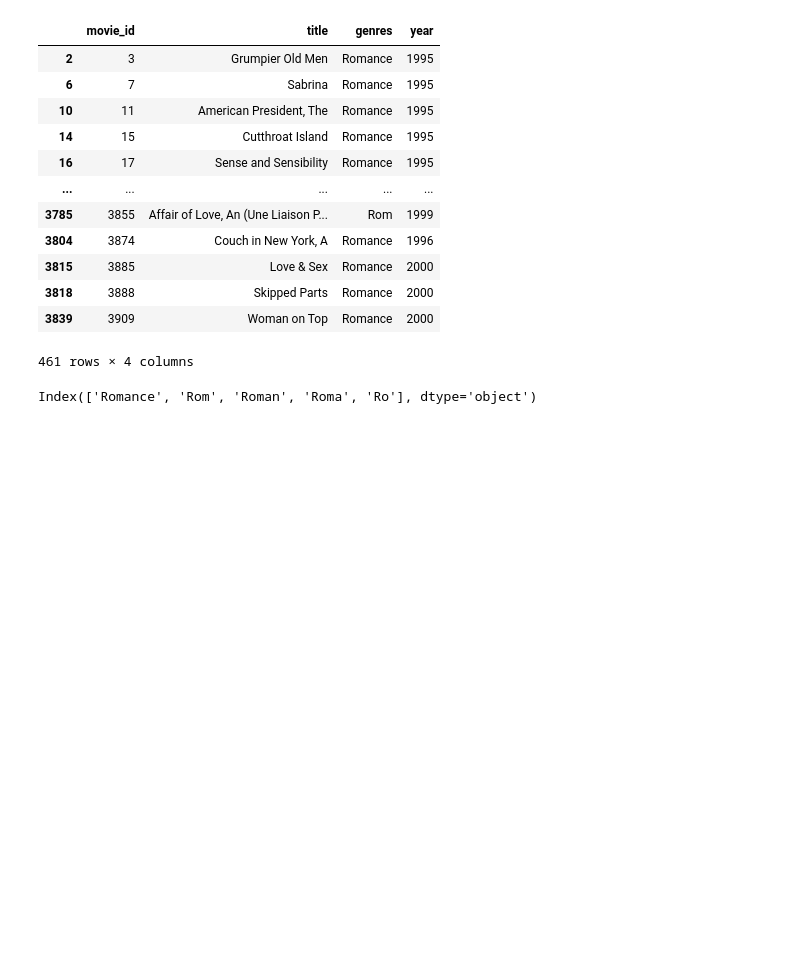
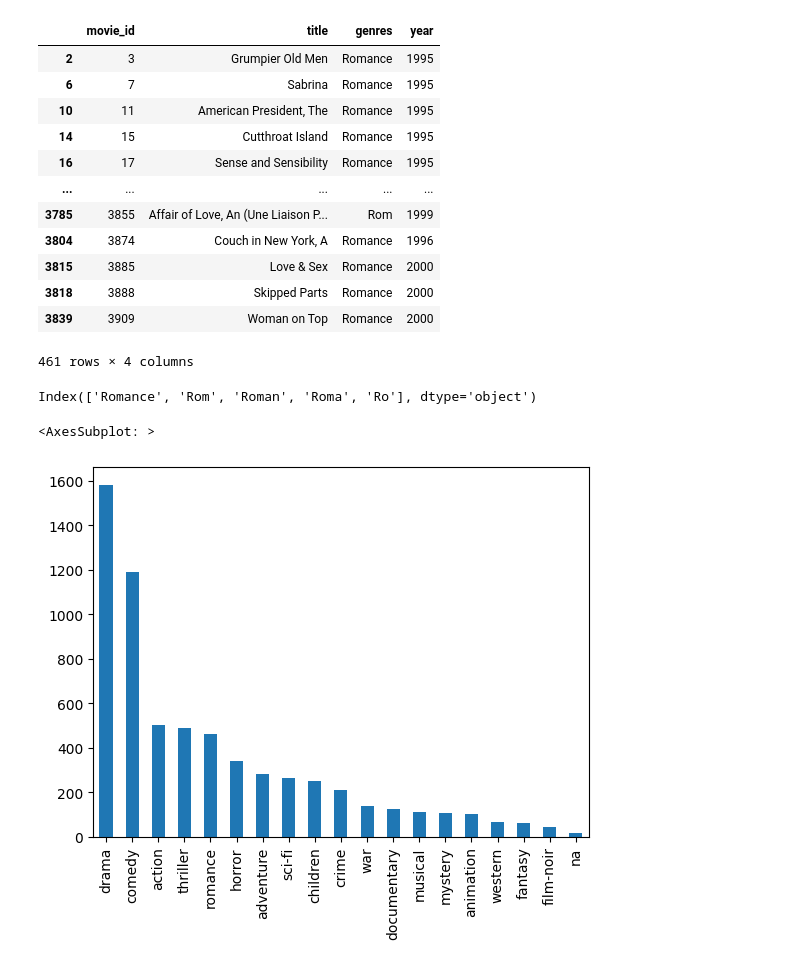
Before and after one commit to mahikshith/Zee-Recommender-System, a Jupyter notebook: Zee_recommender_system_mykee.ipynb, the cells around one changed output. Saved outputs shown, nothing was run; the diff lists cells and outputs as text; code cells hidden in the pictures; blank space fills up the shorter version.

```diff
--- a/Zee_recommender_system_mykee.ipynb
+++ b/Zee_recommender_system_mykee.ipynb
@@ -315,3 +315,8 @@ df_mov["genres"] = df_mov["genres"].replace(['Romance','romance'],'romance')
 df_mov["genres"] = df_mov["genres"].replace(['D', 'S', 'A', 'F',''], 'na')
 # %% [output]
 Index(['Romance', 'Rom', 'Roman', 'Roma', 'Ro'], dtype='object')
+# %%
+df_mov["genres"].value_counts().plot(kind='bar')
+# %% [output]
+<AxesSubplot: >
+[figure, added]
```
Also changed, not shown: parts of 18 cells of this notebook.
